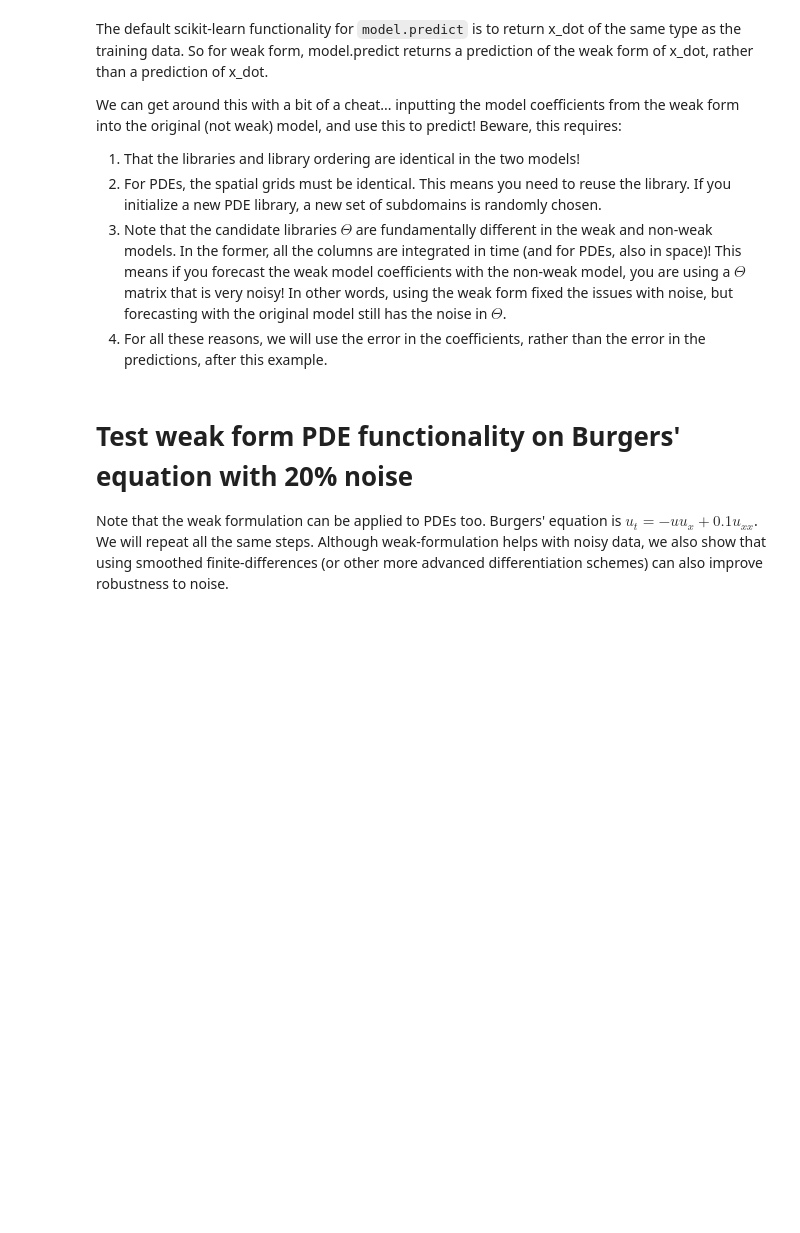
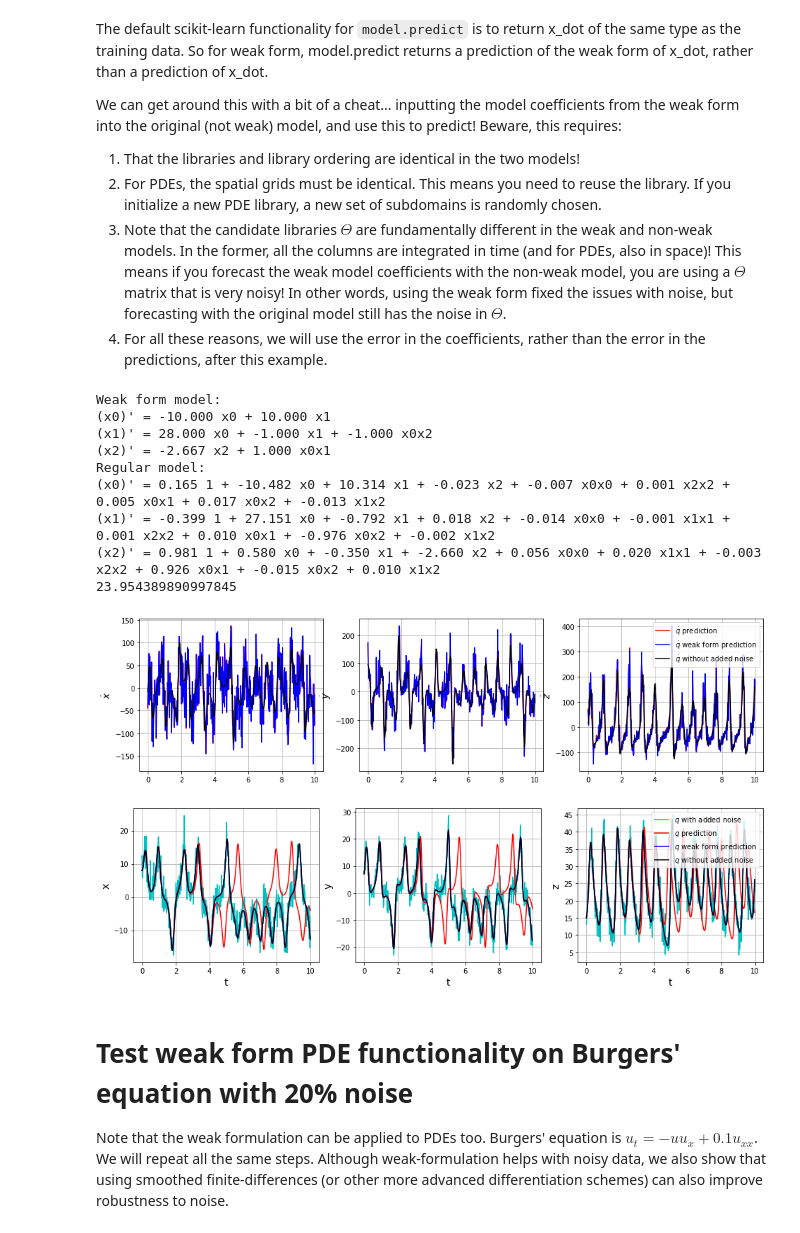
Before and after one commit to znicolaou/pysindy, a Jupyter notebook: examples/12_weakform_SINDy_examples.ipynb, the cells around one changed output. Cells and saved outputs as stored; diff of their text form; code cells hidden in the pictures; blank space fills up the shorter version.

```diff
--- a/examples/12_weakform_SINDy_examples.ipynb
+++ b/examples/12_weakform_SINDy_examples.ipynb
@@ -37,7 +37,7 @@ integrator_keywords['atol'] = 1e-12
 # Test weak form ODE functionality on Lorenz equation
 # %%
 # Generate measurement data
-dt = 0.002
+dt = 0.02
 t_train = np.arange(0, 10, dt)
 t_train_span = (t_train[0], t_train[-1])
 u0_train = [-8, 8, 27]
@@ -54,6 +54,7 @@ model.print()
 # defaults to derivative_order = 0 if not specified,
 # and if spatial_grid is not specified, defaults to None,
 # which allows weak form ODEs.
+start=timeit.default_timer()
 library_functions = [lambda x: x, lambda x: x * x, lambda x, y: x * y]
 library_function_names = [lambda x: x, lambda x: x + x, lambda x, y: x + y]
 ode_lib = ps.WeakPDELibrary(
@@ -61,7 +62,6 @@ ode_lib = ps.WeakPDELibrary(
     function_names=library_function_names,
     spatiotemporal_grid=t_train,
     is_uniform=True,
-    num_pts_per_domain=100,
     K=100,
 )
 
@@ -76,4 +76,6 @@ optimizer = ps.SR3(
 model = ps.SINDy(feature_library=ode_lib, optimizer=optimizer)
 model.fit(u_train)
 model.print()
+stop=timeit.default_timer()
+print(stop-start)
 # %% [output]
@@ -87,7 +90,9 @@ model.print()
 Performance should improve as the number of sub-domain integrations points increases (numerically approximating the integrals better and better) and number of sub-domains increases (more points for regression). Let's use some noisy Lorenz data and investigate.
 # %%
 # Generate measurement data
-dt = 0.002
+start=timeit.default_timer()
+
+dt = 0.02
 t_train = np.arange(0, 10, dt)
 t_train_span = (t_train[0], t_train[-1])
 u0_train = [-8, 8, 27]
@@ -144,4 +149,7 @@ for i, K in enumerate(K_scan):
             )
             / u_dot_train_integral.shape[0]
         )
+
+stop=timeit.default_timer()
+print(stop-start)
 # %% [output]
@@ -170,6 +180,9 @@ Beware, this requires:
 3. Note that the candidate libraries $\Theta$ are fundamentally different in the weak and non-weak models. In the former, all the columns are integrated in time (and for PDEs, also in space)! This means if you forecast the weak model coefficients with the non-weak model, you are using a $\Theta$ matrix that is very noisy! In other words, using the weak form fixed the issues with noise, but forecasting with the original model still has the noise in $\Theta$.
 4. For all these reasons, we will use the error in the coefficients, rather than the error in the predictions, after this example.
 # %%
+
+start=timeit.default_timer()
+
 # Fit a weak form model
 ode_lib = ps.WeakPDELibrary(
     library_functions=library_functions,
@@ -217,33 +230,49 @@ err_not_weak = np.sqrt(
 u_pred = original_model.simulate(u0_test, t=t_train)
 u_dot_pred = original_model.predict(u_test)
 
 feature_names = ['x', 'y', 'z']
 optimizer.coef_ = opt.coef_
 u_dot_weak = original_model.predict(u_test)
 plt.figure(figsize=(16, 4))
 for i in range(3):
     plt.subplot(1, 3, i + 1)
     plt.plot(t_train, u_dot_pred[:, i], "r", label=r"$\dot{q}$ prediction")
     plt.plot(t_train, u_dot_weak[:, i], "b", label=r"$\dot{q}$ weak form prediction")
     plt.plot(t_train, u_dot_clean[:, i], "k", label=r"$\dot{q}$ without added noise")
     plt.grid(True)
     plt.ylabel(r'$\dot{' + feature_names[i] + '}$', fontsize=14)
     if i == 2:
         plt.legend()
 
 u_weak = original_model.simulate(u0_test, t=t_train)
 plt.figure(figsize=(16, 4))
 for i in range(3):
     plt.subplot(1, 3, i + 1)
     plt.plot(t_train, u_test[:, i], "c", label=r"$q$ with added noise")
     plt.plot(t_train, u_pred[:, i], "r", label=r"$q$ prediction")
     plt.plot(t_train, u_weak[:, i], "b", label=r"$q$ weak form prediction")
     plt.plot(t_train, u_clean[:, i], "k", label=r"$q$ without added noise")
     plt.grid(True)
     plt.ylabel(feature_names[i], fontsize=14)
     plt.xlabel('t', fontsize=14)
     if i == 2:
         plt.legend()
+
+
+stop=timeit.default_timer()
+print(stop-start)
+# %% [output]
+Weak form model:
+(x0)' = -10.000 x0 + 10.000 x1
+(x1)' = 28.000 x0 + -1.000 x1 + -1.000 x0x2
+(x2)' = -2.667 x2 + 1.000 x0x1
+Regular model:
+(x0)' = 0.165 1 + -10.482 x0 + 10.314 x1 + -0.023 x2 + -0.007 x0x0 + 0.001 x2x2 + 0.005 x0x1 + 0.017 x0x2 + -0.013 x1x2
+(x1)' = -0.399 1 + 27.151 x0 + -0.792 x1 + 0.018 x2 + -0.014 x0x0 + -0.001 x1x1 + 0.001 x2x2 + 0.010 x0x1 + -0.976 x0x2 + -0.002 x1x2
+(x2)' = 0.981 1 + 0.580 x0 + -0.350 x1 + -2.660 x2 + 0.056 x0x0 + 0.020 x1x1 + -0.003 x2x2 + 0.926 x0x1 + -0.015 x0x2 + 0.010 x1x2
+23.954389890997845
+[figure, added]
+[figure, added]
 # %% [markdown]
 # Test weak form PDE functionality on Burgers' equation with 20% noise
 Note that the weak formulation can be applied to PDEs too.
```
Also changed, not shown: parts of 11 cells of this notebook, 2 other files.
